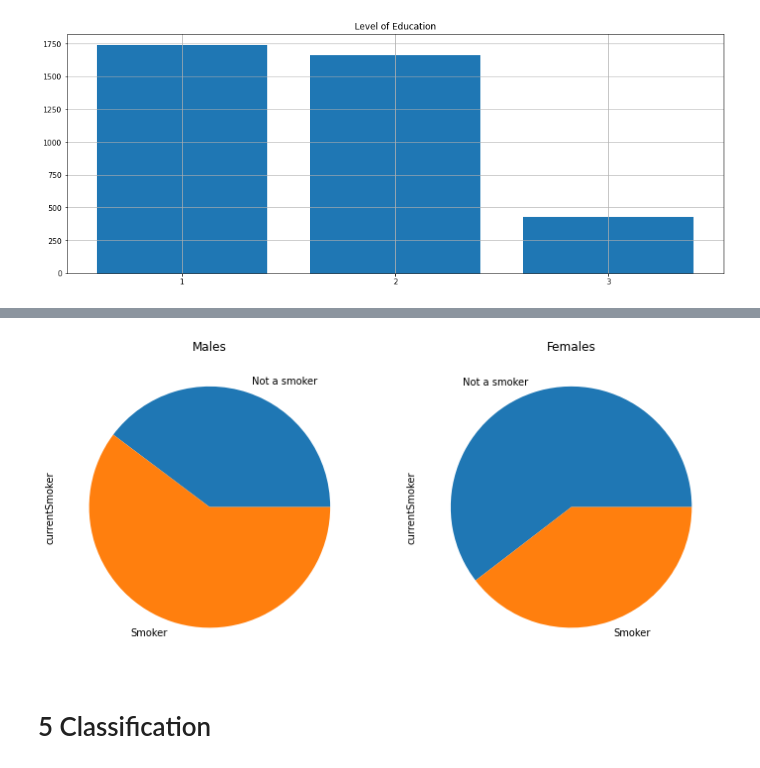
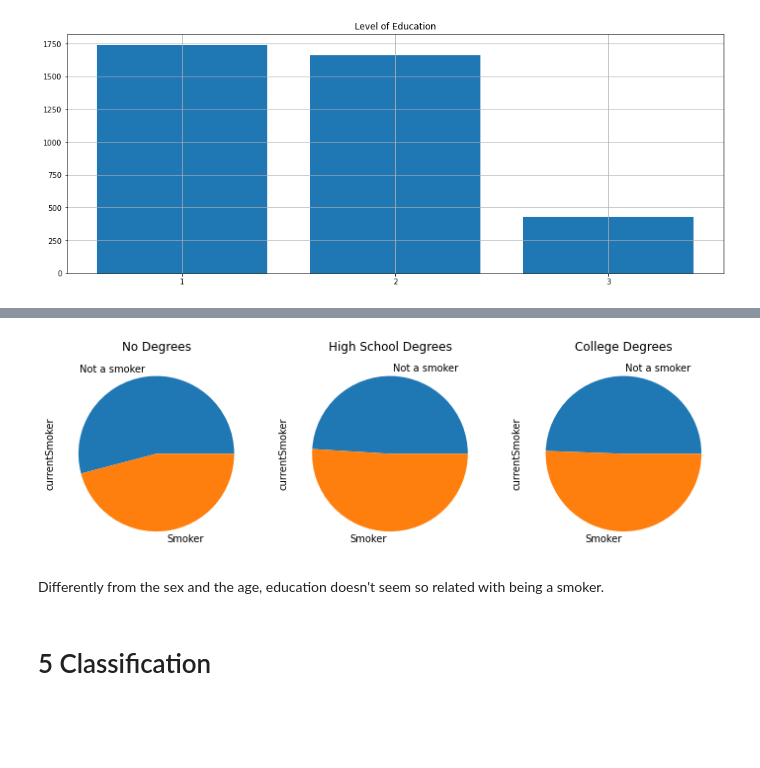
Before and after one commit to Mirkesx/cardiovascularity_study_dataset, a Jupyter notebook: project_notebook_marco_cavalli_1000024189.ipynb, the cells around one changed output, grey strips where cells are left out. Drawn from its saved outputs; the diff is of its cells as text; code cells hidden in the pictures; blank space fills up the shorter version.

```diff
--- a/project_notebook_marco_cavalli_1000024189.ipynb
+++ b/project_notebook_marco_cavalli_1000024189.ipynb
@@ -299,14 +416,23 @@ plt.show()
 # %%
+# Smokers/No-Smokers with no high school degress
 plt.figure(figsize=(12,6))
-plt.subplot(1,2,1)
-plt.title('Males')
-(framingham[framingham['sex']==1]).groupby('currentSmoker')['currentSmoker'].value_counts().plot.pie(labels=["Not a smoker","Smoker"])
+plt.subplot(1,3,1)
+plt.title('No Degrees')
+(framingham[framingham['education']==1]).groupby('currentSmoker')['currentSmoker'].value_counts().plot.pie(labels=["Not a smoker","Smoker"])
 
-plt.subplot(1,2,2)
-plt.title('Females')
-(framingham[framingham['sex']==0]).groupby('currentSmoker')['currentSmoker'].value_counts().plot.pie(labels=["Not a smoker","Smoker"])
+# Smokers/No-Smokers with an high school degress
+plt.subplot(1,3,2)
+plt.title('High School Degrees')
+(framingham[framingham['education']==2]).groupby('currentSmoker')['currentSmoker'].value_counts().plot.pie(labels=["Not a smoker","Smoker"])
+
+# Smokers/No-Smokers with a college degress
+plt.subplot(1,3,3)
+plt.title('College Degrees')
+(framingham[framingham['education']==3]).groupby('currentSmoker')['currentSmoker'].value_counts().plot.pie(labels=["Not a smoker","Smoker"])
 plt.show()
 # %% [output]
-[figure, old version]
+[figure, new version]
+# %% [markdown]
+<p>Differently from the sex and the age, education doesn't seem so related with being a smoker.</p>
 # %% [markdown]
 <h1>5 Classification</h1>
```
Also changed, not shown: parts of 23 cells of this notebook.
